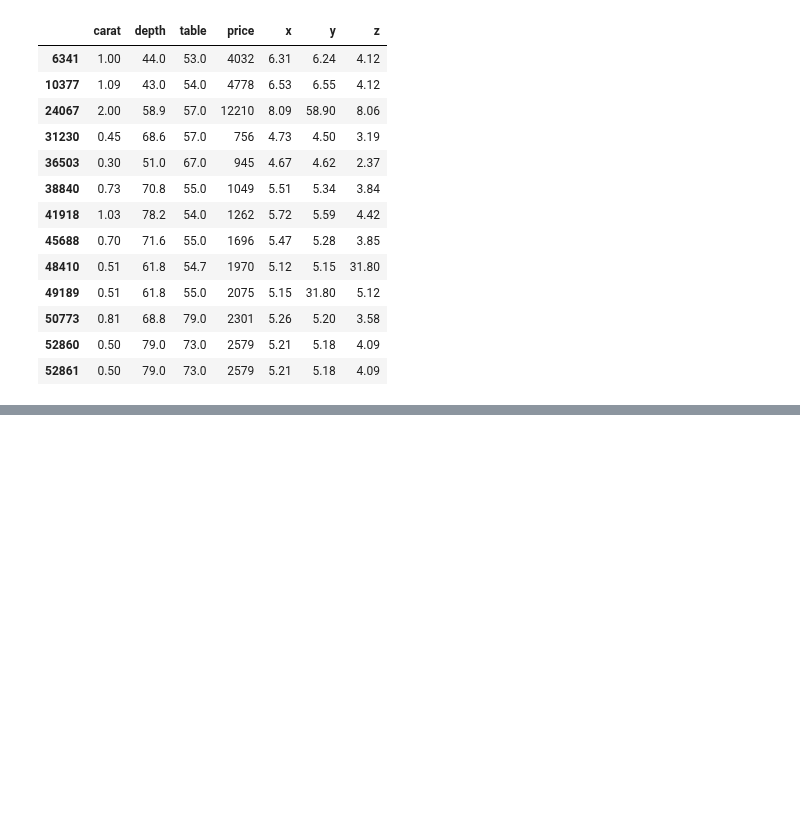
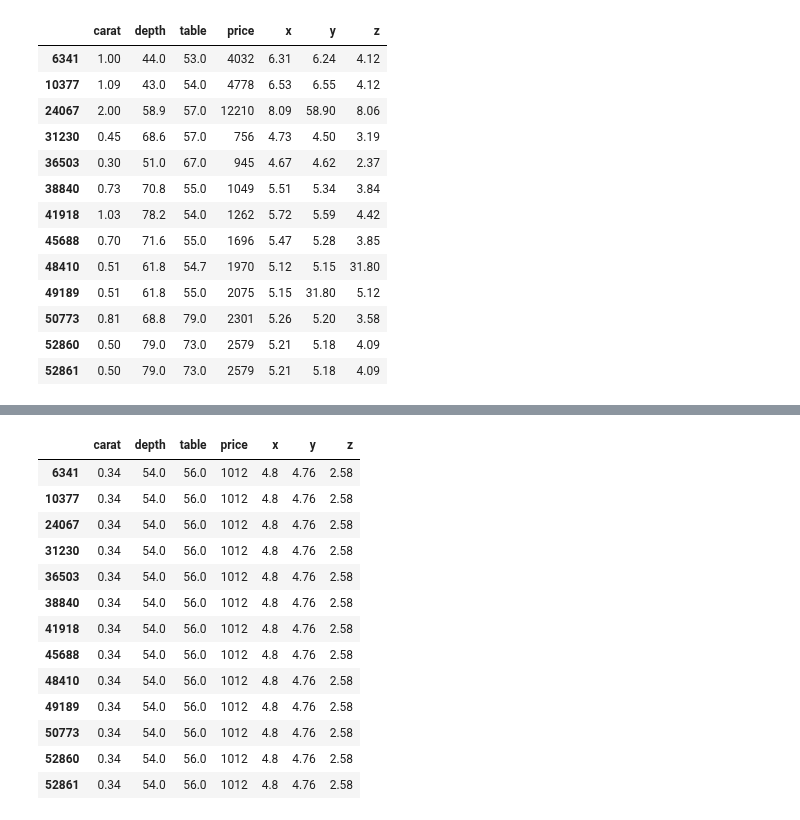
Before and after one commit to abdullahcayde/Trainings, a Jupyter notebook: Data_Preprocessing/Data_Preprocessing_01.ipynb, the cells around one changed output, grey strips where cells are left out. Drawn from its saved outputs; the diff is of its cells as text; code cells hidden in the pictures; blank space fills up the shorter version.

```diff
--- a/Data_Preprocessing/Data_Preprocessing_01.ipynb
+++ b/Data_Preprocessing/Data_Preprocessing_01.ipynb
@@ -364,0 +376,3 @@ df[aykiri_tf]
+# %%
+baski_degeri = df[df_score == esik_deger]
+baski_degeri
@@ -364,0 +391,3 @@ df[aykiri_tf]
+# %%
+aykirilar = df[aykiri_tf]
+aykirilar
@@ -364,0 +428,9 @@ df[aykiri_tf]
+# %%
+# bu array res olarak adlandirildi
+
+res = aykirilar.to_records(index = False)
+# %%
+# res icindeki tum degerler baski_degeri ne esitlendi
+
+res[:] = baski_degeri.to_records(index= False)
+res
@@ -364,0 +471,18 @@ df[aykiri_tf]
+# %%
+df[aykiri_tf] = pd.DataFrame(res, index = df[aykiri_tf].index)
+df[aykiri_tf]
+# %% [output]
+|  | carat | depth | table | price | x | y | z |
+| 6341 | 0.34 | 54.0 | 56.0 | 1012 | 4.8 | 4.76 | 2.58 |
+| 10377 | 0.34 | 54.0 | 56.0 | 1012 | 4.8 | 4.76 | 2.58 |
+| 24067 | 0.34 | 54.0 | 56.0 | 1012 | 4.8 | 4.76 | 2.58 |
+| 31230 | 0.34 | 54.0 | 56.0 | 1012 | 4.8 | 4.76 | 2.58 |
+| 36503 | 0.34 | 54.0 | 56.0 | 1012 | 4.8 | 4.76 | 2.58 |
+| 38840 | 0.34 | 54.0 | 56.0 | 1012 | 4.8 | 4.76 | 2.58 |
+| 41918 | 0.34 | 54.0 | 56.0 | 1012 | 4.8 | 4.76 | 2.58 |
+| 45688 | 0.34 | 54.0 | 56.0 | 1012 | 4.8 | 4.76 | 2.58 |
+| 48410 | 0.34 | 54.0 | 56.0 | 1012 | 4.8 | 4.76 | 2.58 |
+| 49189 | 0.34 | 54.0 | 56.0 | 1012 | 4.8 | 4.76 | 2.58 |
+| 50773 | 0.34 | 54.0 | 56.0 | 1012 | 4.8 | 4.76 | 2.58 |
+| 52860 | 0.34 | 54.0 | 56.0 | 1012 | 4.8 | 4.76 | 2.58 |
+| 52861 | 0.34 | 54.0 | 56.0 | 1012 | 4.8 | 4.76 | 2.58 |
```
Also changed, not shown: parts of 12 cells of this notebook, 1 other file.
